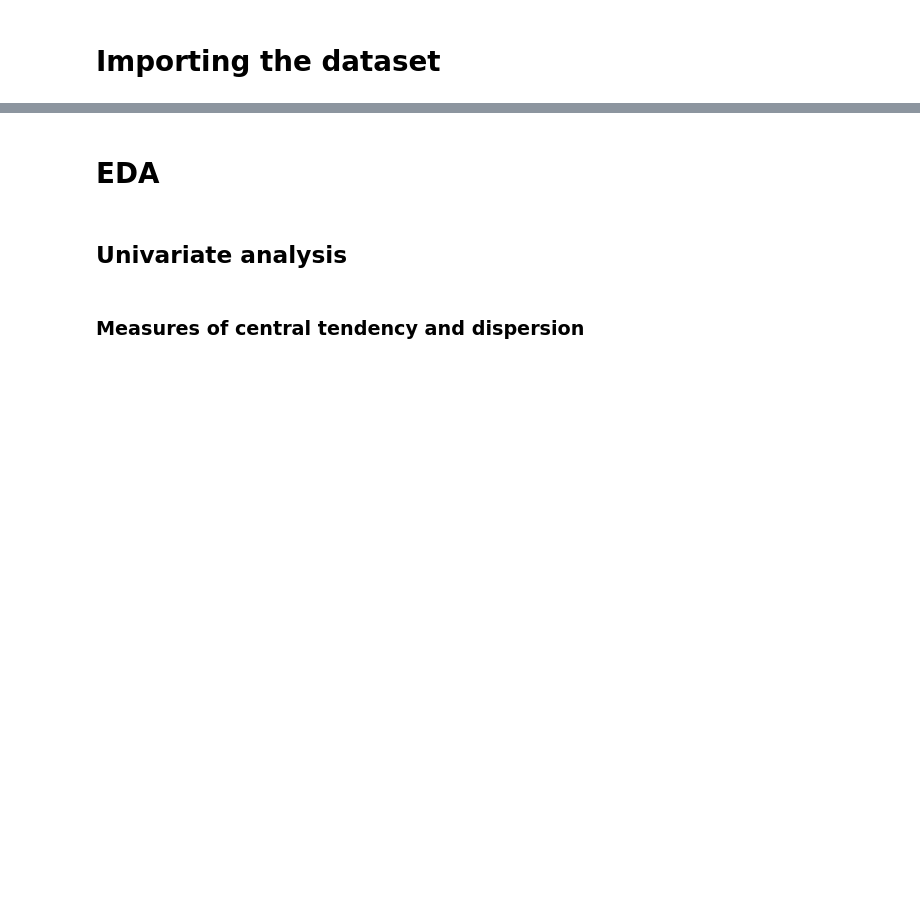
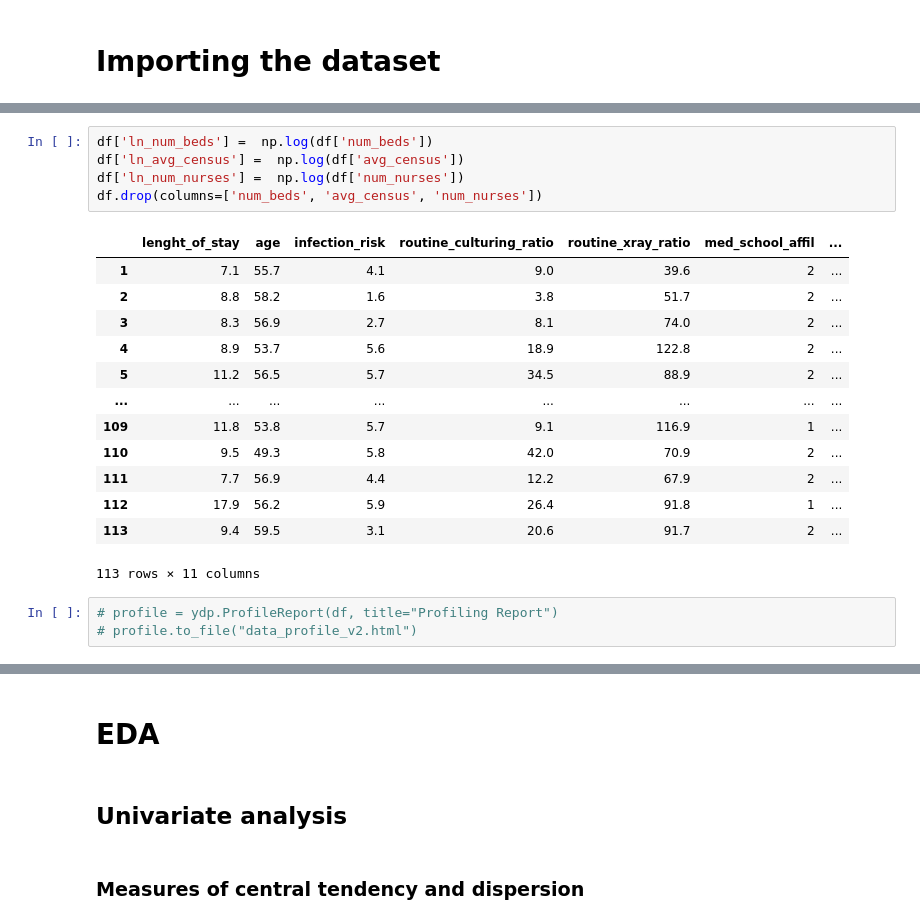
Before and after one commit to DaviGiordano/modeling-risk-infection, a Jupyter notebook: eda.ipynb, the cells around one changed output, grey strips where cells are left out. Saved outputs shown, nothing was run; the diff lists cells and outputs as text; blank space fills up the shorter version.

```diff
--- a/eda.ipynb
+++ b/eda.ipynb
@@ -23,0 +24,22 @@ df.head()
+# %%
+df['ln_num_beds'] =  np.log(df['num_beds'])
+df['ln_avg_census'] =  np.log(df['avg_census'])
+df['ln_num_nurses'] =  np.log(df['num_nurses'])
+df.drop(columns=['num_beds', 'avg_census', 'num_nurses'])
+# %% [output]
+|  | lenght_of_stay | age | infection_risk | routine_culturing_ratio | routine_xray_ratio | med_school_affil | ... |
+| 1 | 7.1 | 55.7 | 4.1 | 9.0 | 39.6 | 2 | ... |
+| 2 | 8.8 | 58.2 | 1.6 | 3.8 | 51.7 | 2 | ... |
+| 3 | 8.3 | 56.9 | 2.7 | 8.1 | 74.0 | 2 | ... |
+| 4 | 8.9 | 53.7 | 5.6 | 18.9 | 122.8 | 2 | ... |
+| 5 | 11.2 | 56.5 | 5.7 | 34.5 | 88.9 | 2 | ... |
+| ... | ... | ... | ... | ... | ... | ... | ... |
+| 109 | 11.8 | 53.8 | 5.7 | 9.1 | 116.9 | 1 | ... |
+| 110 | 9.5 | 49.3 | 5.8 | 42.0 | 70.9 | 2 | ... |
+| 111 | 7.7 | 56.9 | 4.4 | 12.2 | 67.9 | 2 | ... |
+| 112 | 17.9 | 56.2 | 5.9 | 26.4 | 91.8 | 1 | ... |
+| 113 | 9.4 | 59.5 | 3.1 | 20.6 | 91.7 | 2 | ... |
+113 rows × 11 columns
+# %%
+# profile = ydp.ProfileReport(df, title="Profiling Report")
+# profile.to_file("data_profile_v2.html")
```
Also changed, not shown: parts of 11 cells of this notebook.
